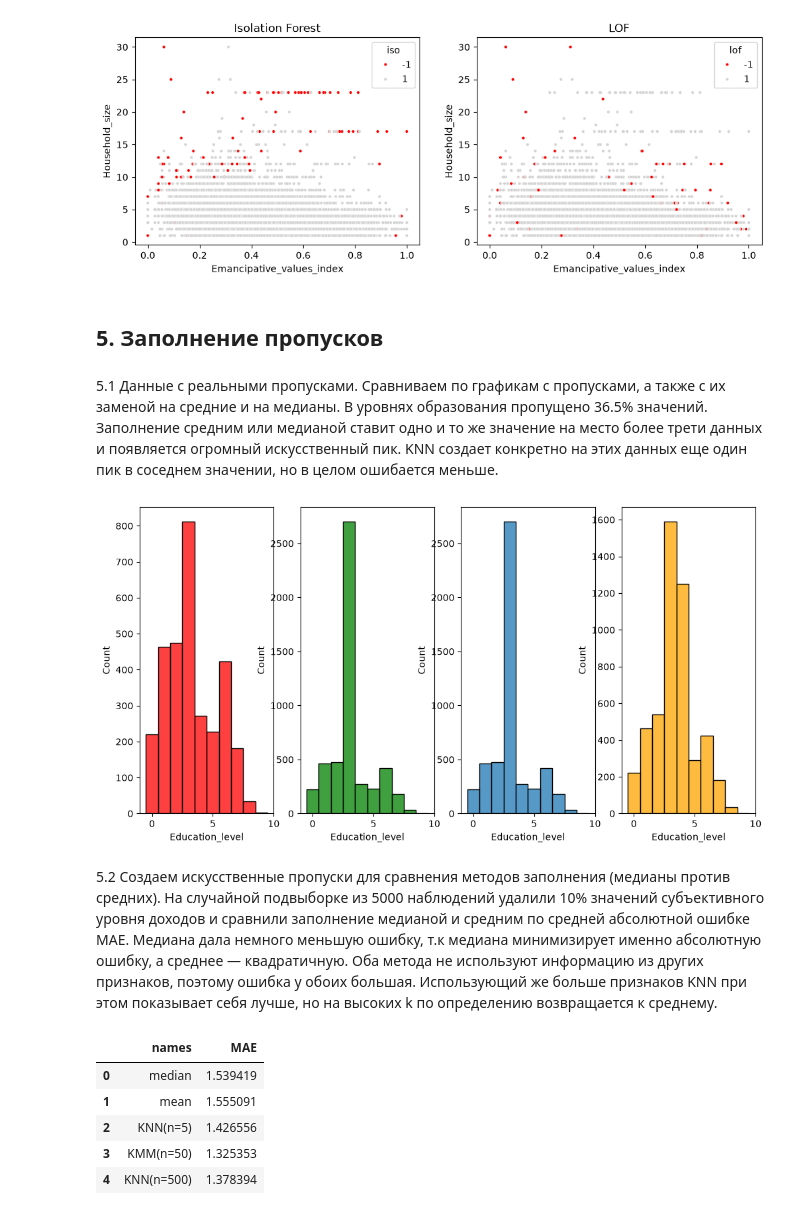
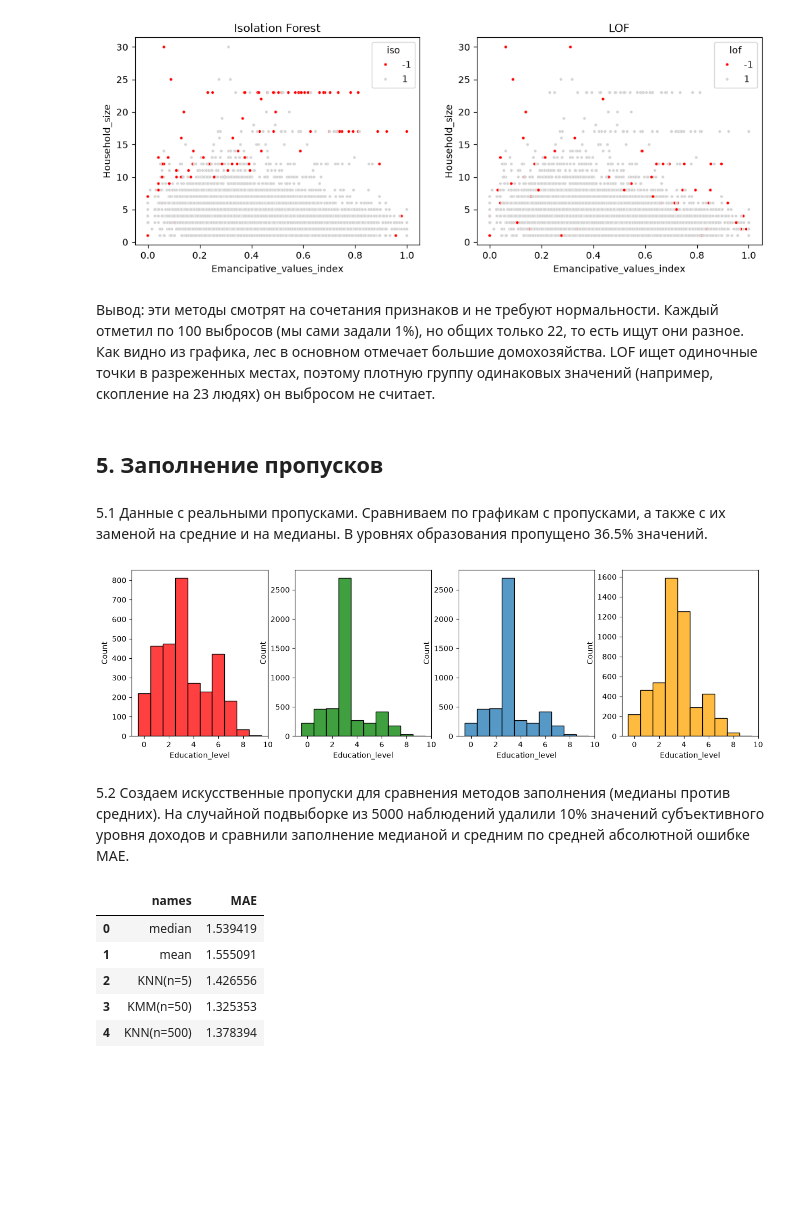
Before and after one commit to chaosmagnvm/wvs-data-analysis, a Jupyter notebook: stats_wvs.ipynb, the cells around one changed output. Cells and saved outputs as stored; diff of their text form; code cells hidden in the pictures; blank space fills up the shorter version.

```diff
--- a/stats_wvs.ipynb
+++ b/stats_wvs.ipynb
@@ -410,10 +396,12 @@ plt.show()
 | 1 | LOF | 100 |
 | 2 | both | 22 |
 [figure]
+# %% [markdown]
+Вывод: эти методы смотрят на сочетания признаков и не требуют нормальности. Каждый отметил по 100 выбросов (мы сами задали 1%), но общих только 22, то есть ищут они разное. Как видно из графика, лес в основном отмечает большие домохозяйства. LOF ищет одиночные точки в разреженных местах, поэтому плотную группу одинаковых значений (например, скопление на 23 людях) он выбросом не считает.
 # %% [markdown]
 ## 5. Заполнение пропусков
 # %% [markdown]
-5.1 Данные с реальными пропусками. Сравниваем по графикам с пропусками, а также с их заменой на средние и на медианы. В уровнях образования пропущено 36.5% значений. Заполнение средним или медианой ставит одно и то же значение на место более трети данных и появляется огромный искусственный пик. KNN создает конкретно на этих данных еще один пик в соседнем значении, но в целом ошибается меньше.
+5.1 Данные с реальными пропусками. Сравниваем по графикам с пропусками, а также с их заменой на средние и на медианы. В уровнях образования пропущено 36.5% значений.
 # %%
 import numpy as np
 import pandas as pd
@@ -434,37 +422,37 @@ def knn(df_s, df_m, s, f, k):
     for i in range(len(b)):
         d = np.sqrt(((a - b[i])**2).sum(axis=1)) # расстояние между теми у кого известен доход и теми кого нет
         c = np.argsort(d)[:k]
         l.append(y[c].mean()) # т.к индексы те же, потом еще усредняем
 
     df_m = df_m.copy()
     df_m.loc[mask, s] = l # вставили туда где пропуски
     return df_m
 
 df = pd.read_csv("wvs.csv")
 df = df.sample(5000, random_state=42)
 
 src = df.copy()
 
-fig, axes = plt.subplots(1, 4, figsize=(12,6))
+fig, axes = plt.subplots(1, 4, figsize=(15,4))
 sns.histplot(data=df, x="Education_level", binwidth=1, ax=axes[0], color="red", discrete=True)
 
 df["Education_level"] = src["Education_level"].fillna(src["Education_level"].mean())
 sns.histplot(data=df, x="Education_level", binwidth=1, ax=axes[1], color="green", discrete=True)
 
 df["Education_level"] = src["Education_level"].fillna(src["Education_level"].median())
 sns.histplot(data=df, x="Education_level", binwidth=1, ax=axes[2], discrete=True)
 
 
 ff = ["Financial_satisfaction", "Social_class", "Life_satisfaction", "Age", "Household_size", "Health_satisfaction"]
 
 df_new = knn(src, src, "Education_level", ff, 200)
 sns.histplot(data=df_new, x="Education_level", binwidth=1, ax=axes[3], discrete=True, color="orange")
 
 plt.show()
 # %% [output]
-[figure, old version]
+[figure, new version]
 # %% [markdown]
-5.2 Создаем искусственные пропуски для сравнения методов заполнения (медианы против средних). На случайной подвыборке из 5000 наблюдений удалили 10% значений субъективного уровня доходов и сравнили заполнение медианой и средним по средней абсолютной ошибке MAE. Медиана дала немного меньшую ошибку, т.к медиана минимизирует именно абсолютную ошибку, а среднее — квадратичную. Оба метода не используют информацию из других признаков, поэтому ошибка у обоих большая. Использующий же больше признаков KNN при этом показывает себя лучше, но на высоких k по определению возвращается к среднему.
+5.2 Создаем искусственные пропуски для сравнения методов заполнения (медианы против средних). На случайной подвыборке из 5000 наблюдений удалили 10% значений субъективного уровня доходов и сравнили заполнение медианой и средним по средней абсолютной ошибке MAE.
 # %%
 import numpy as np
 import pandas as pd
```
Also changed, not shown: parts of 21 cells of this notebook.
